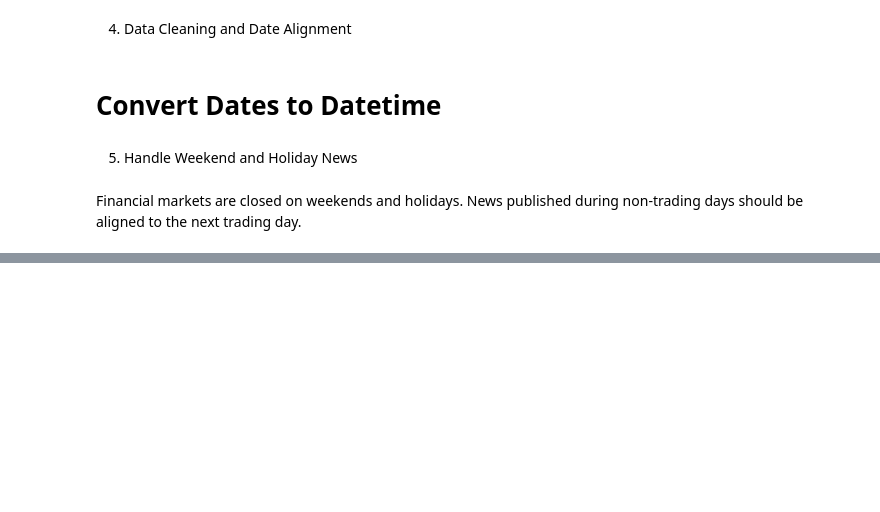
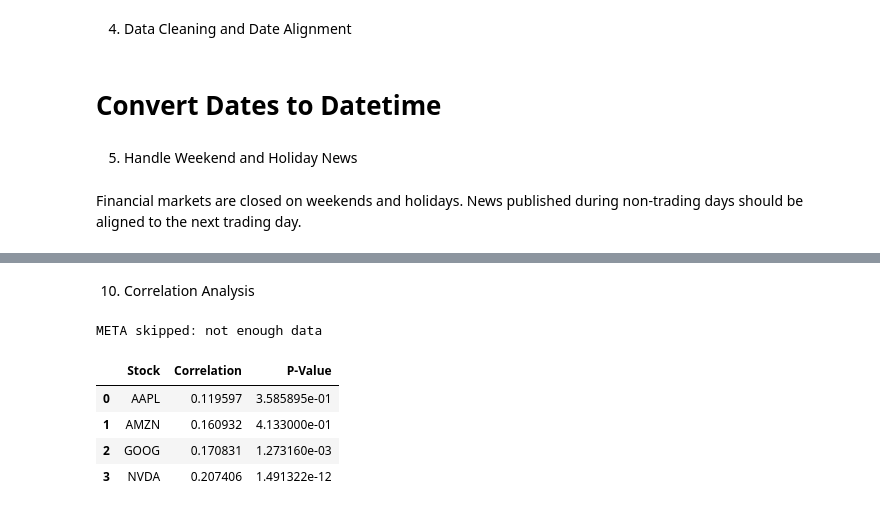
Before and after one commit to Lalisecf/news-sentiment-analysis-week1, a Jupyter notebook: notebooks/task_3_sentiment_stock_correlation.ipynb, the cells around one changed output, grey strips where cells are left out. Cells and saved outputs as stored; diff of their text form; code cells hidden in the pictures; blank space fills up the shorter version.

```diff
--- a/notebooks/task_3_sentiment_stock_correlation.ipynb
+++ b/notebooks/task_3_sentiment_stock_correlation.ipynb
@@ -128,0 +297,41 @@ news_df['aligned_date'] = news_df['aligned_date'].apply(align_to_trading_day)
+# %% [markdown]
+10. Correlation Analysis
+# %%
+correlation_results = []
+
+for stock, merged_df in merged_results.items():
+
+    # Remove missing values
+    merged_df = merged_df.dropna(
+        subset=['daily_return', 'sentiment_score']
+    )
+
+    # Check minimum required rows
+    if len(merged_df) >= 2:
+
+        # Pearson correlation
+        corr, p_value = pearsonr(
+            merged_df['sentiment_score'],
+            merged_df['daily_return']
+        )
+
+        correlation_results.append({
+            'Stock': stock,
+            'Correlation': corr,
+            'P-Value': p_value
+        })
+
+    else:
+        print(f"{stock} skipped: not enough data")
+
+# Create dataframe
+correlation_df = pd.DataFrame(correlation_results)
+
+correlation_df
+# %% [output]
+META skipped: not enough data
+|  | Stock | Correlation | P-Value |
+| 0 | AAPL | 0.119597 | 3.585895e-01 |
+| 1 | AMZN | 0.160932 | 4.133000e-01 |
+| 2 | GOOG | 0.170831 | 1.273160e-03 |
+| 3 | NVDA | 0.207406 | 1.491322e-12 |
```
Also changed, not shown: parts of 24 cells of this notebook.
